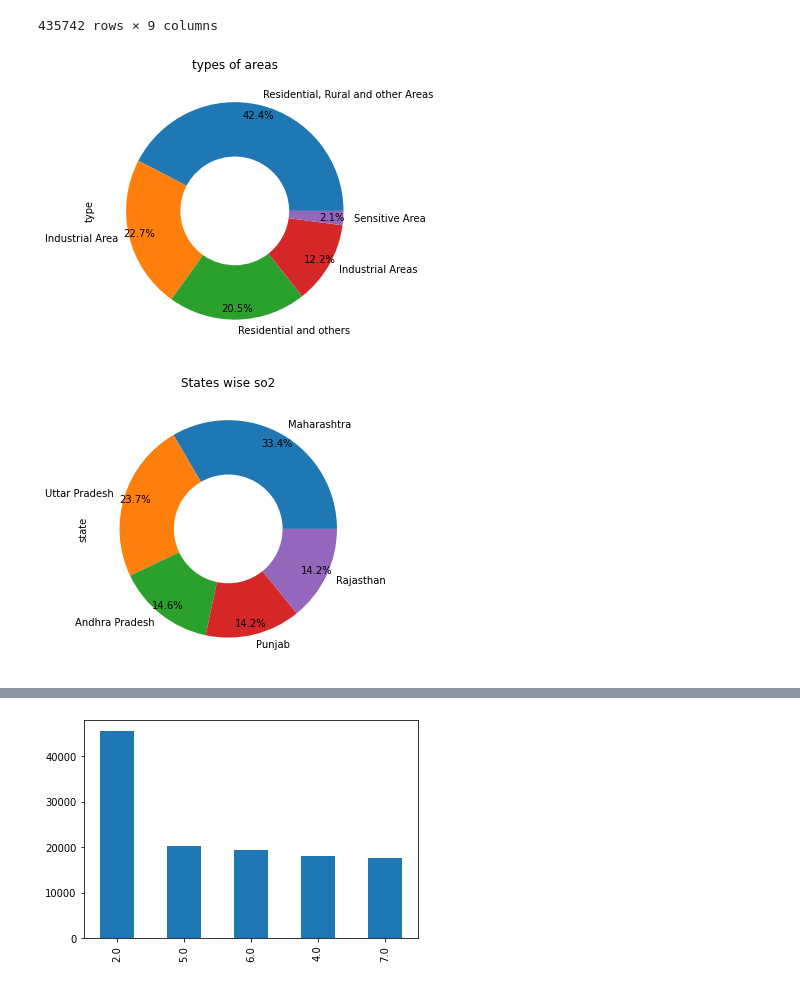
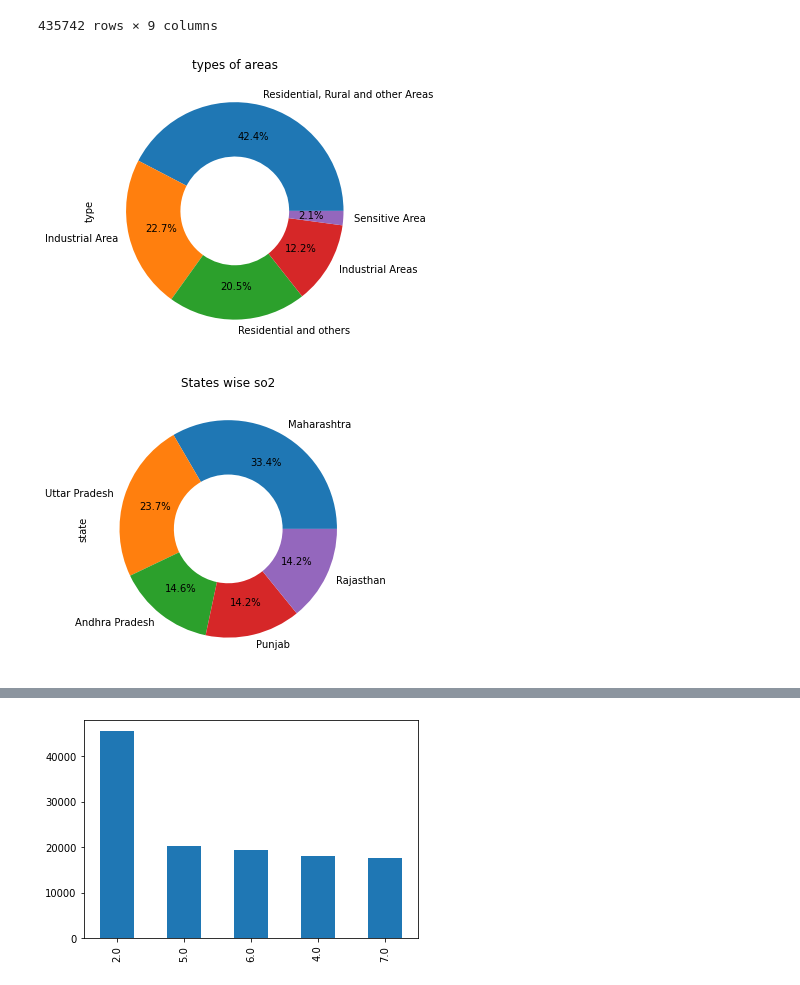
Before and after one commit to Palak1105/python, a Jupyter notebook: practice.ipynb, the cells around one changed output, grey strips where cells are left out. Drawn from its saved outputs; the diff is of its cells as text; code cells hidden in the pictures.

```diff
--- a/practice.ipynb
+++ b/practice.ipynb
@@ -7,0 +7,6 @@ df= pd.read_csv("data.csv",encoding='latin1',parse_dates=['date'])
+# %%
+df= pd.read_csv("data.csv",encoding='latin1',parse_dates=['date'],dtype={'stn_code':str},dayfirst=True)
+cols_to_drop = ['stn_code','sampling_date','agency','location_monitoring_station']
+df.drop(cols_to_drop,axis=1,inplace=True)
+city_df = pd.read_csv('city_day.csv',parse_dates=['Date'],dayfirst=True,index_col='Date')
+city_df.head(2)
@@ -98,25 +50,23 @@ df
 435742 rows × 9 columns
 # %%
 df['type'].value_counts().head().plot.pie(figsize=(5,5),
-                                         wedgeprops={'width':.5},
-                                         radius=1,
-                                         title="types of areas",
-                                         autopct='%.1f%%',
-                                         pctdistance =.9,
-
-                                          textprops={'color':'black'})
+                                            wedgeprops={'width':.5},
+                                            radius=1,
+                                            title="types of areas",
+                                            autopct='%.1f%%',
+                                            pctdistance =.7,
+                                            textprops={'color':'black'})
 plt.show()
 # %% [output]
-[figure, old version]
+[figure, new version]
 # %%
 df['state'].value_counts().head().plot.pie(figsize=(5,5),
-                                         wedgeprops={'width':.5},
-                                         radius=1,
-                                         title="States wise so2",
-                                         autopct='%.1f%%',
-                                         pctdistance =.9,
-
-                                          textprops={'color':'black'})
+                                            wedgeprops={'width':.5},
+                                            radius=1,
+                                            title="States wise so2",
+                                            autopct='%.1f%%',
+                                            pctdistance =.7,
+                                            textprops={'color':'black'})
 plt.show()
 # %% [output]
-[figure, old version]
+[figure, new version]
```
Also changed, not shown: parts of 19 cells of this notebook, 2 other files.
